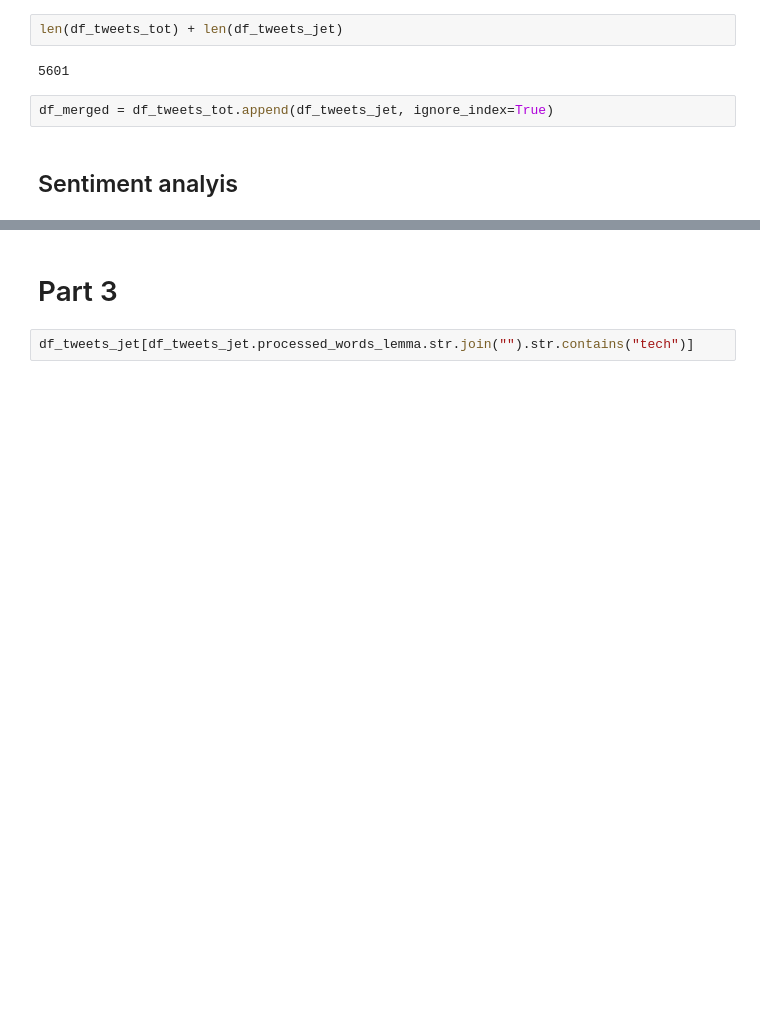
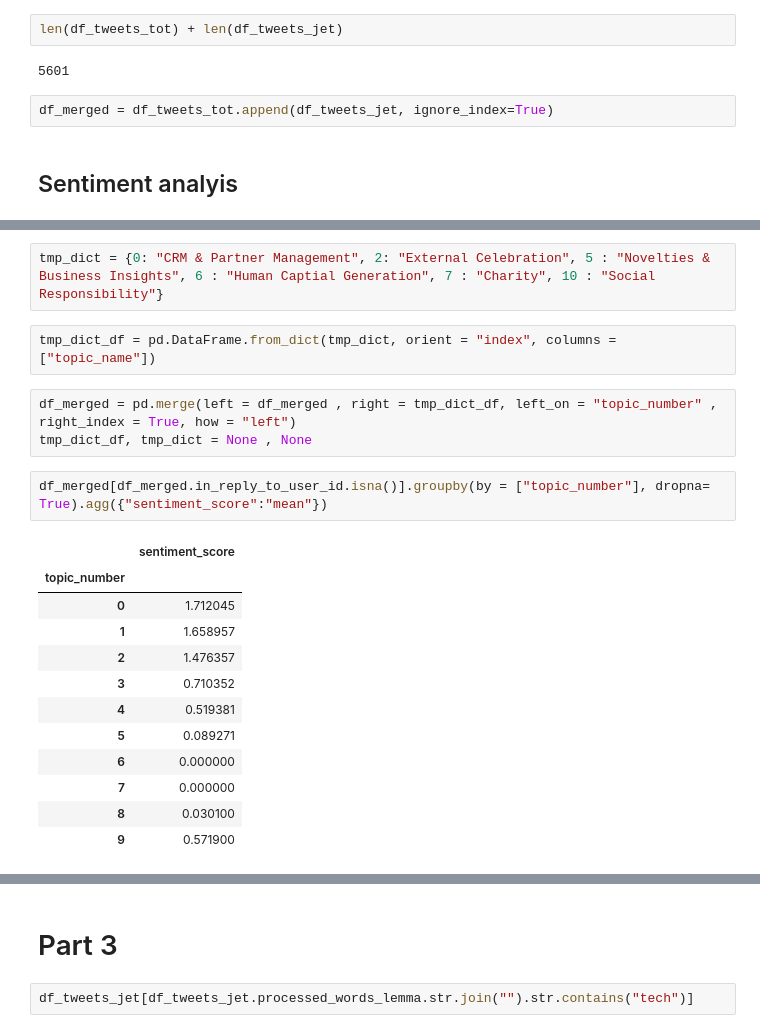
Before and after one commit to AngeloBarisano/Supply_Chain, a Jupyter notebook: Notebooks/workfile2.ipynb, the cells around one changed output, grey strips where cells are left out. Drawn from its saved outputs; the diff is of its cells as text; blank space fills up the shorter version.

```diff
--- a/Notebooks/workfile2.ipynb
+++ b/Notebooks/workfile2.ipynb
@@ -960,0 +949,22 @@ Essentially try to find the 6 base topics again + 1-2- new ones based on the cus
+# %%
+tmp_dict = {0: "CRM & Partner Management", 2: "External Celebration", 5 : "Novelties & Business Insights", 6 : "Human Captial Generation", 7 : "Charity", 10 : "Social Responsibility"}
+# %%
+tmp_dict_df = pd.DataFrame.from_dict(tmp_dict, orient = "index", columns = ["topic_name"])
+# %%
+df_merged = pd.merge(left = df_merged , right = tmp_dict_df, left_on = "topic_number" , right_index = True, how = "left")
+tmp_dict_df, tmp_dict = None , None
+# %%
+df_merged[df_merged.in_reply_to_user_id.isna()].groupby(by = ["topic_number"], dropna= True).agg({"sentiment_score":"mean"})
+# %% [output]
+|  | sentiment_score |
+| topic_number |  |
+| 0 | 1.712045 |
+| 1 | 1.658957 |
+| 2 | 1.476357 |
+| 3 | 0.710352 |
+| 4 | 0.519381 |
+| 5 | 0.089271 |
+| 6 | 0.000000 |
+| 7 | 0.000000 |
+| 8 | 0.030100 |
+| 9 | 0.571900 |
```
Also changed, not shown: parts of 31 cells of this notebook, 1 other file.
